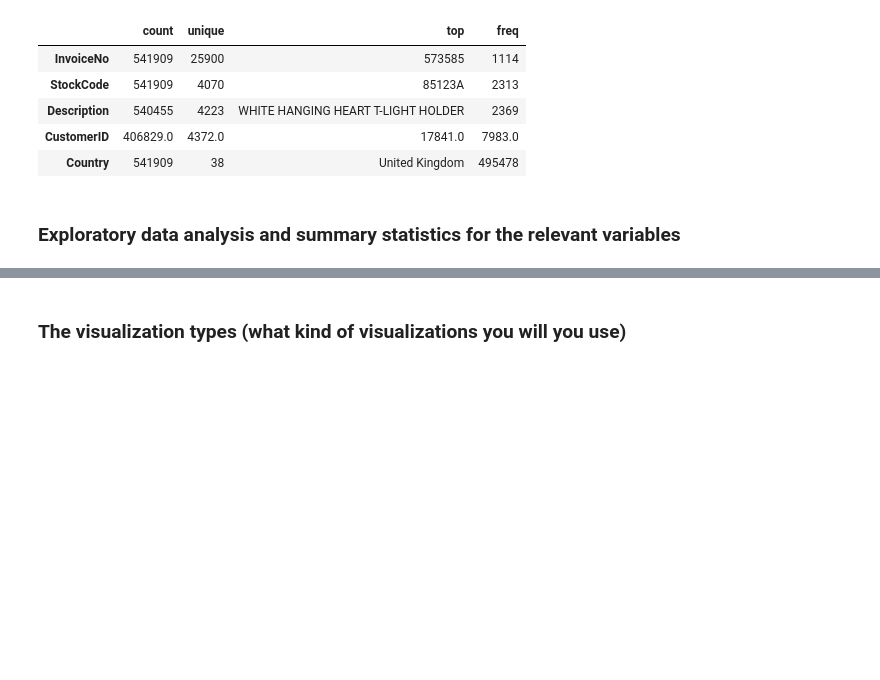
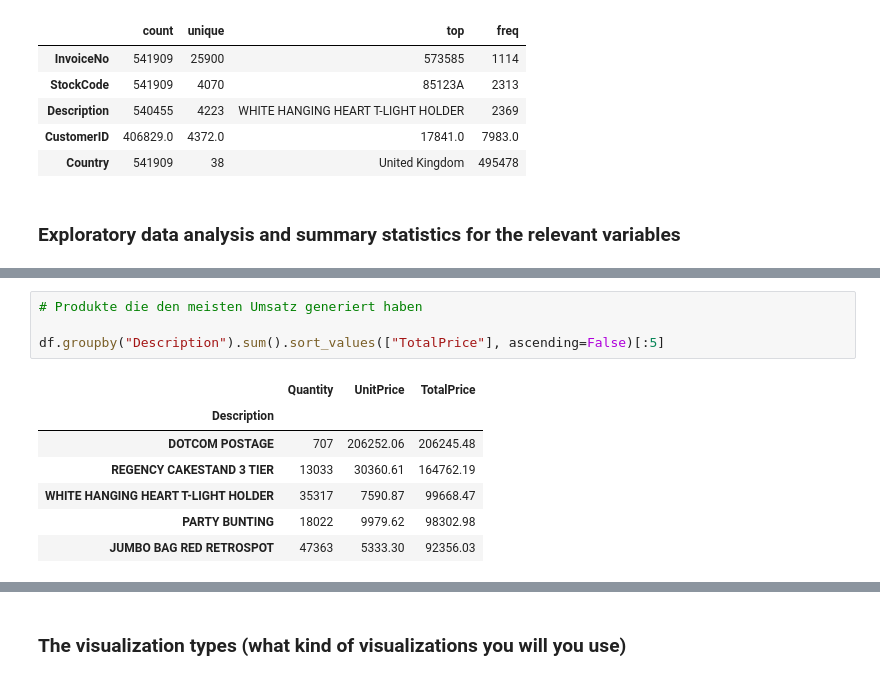
Before and after one commit to ArditFazliu/Analytics-und-Data-Storytelling, a Jupyter notebook: references/project-proposal.ipynb, the cells around one changed output, grey strips where cells are left out. Drawn from its saved outputs; the diff is of its cells as text; blank space fills up the shorter version.

```diff
--- a/references/project-proposal.ipynb
+++ b/references/project-proposal.ipynb
@@ -184,0 +241,12 @@ df.describe(include=[object,"category"]).T
+# %%
+# Produkte die den meisten Umsatz generiert haben
+
+df.groupby("Description").sum().sort_values(["TotalPrice"], ascending=False)[:5]
+# %% [output]
+|  | Quantity | UnitPrice | TotalPrice |
+| Description |  |  |  |
+| DOTCOM POSTAGE | 707 | 206252.06 | 206245.48 |
+| REGENCY CAKESTAND 3 TIER | 13033 | 30360.61 | 164762.19 |
+| WHITE HANGING HEART T-LIGHT HOLDER | 35317 | 7590.87 | 99668.47 |
+| PARTY BUNTING | 18022 | 9979.62 | 98302.98 |
+| JUMBO BAG RED RETROSPOT | 47363 | 5333.30 | 92356.03 |
```
Also changed, not shown: parts of 9 cells of this notebook.
